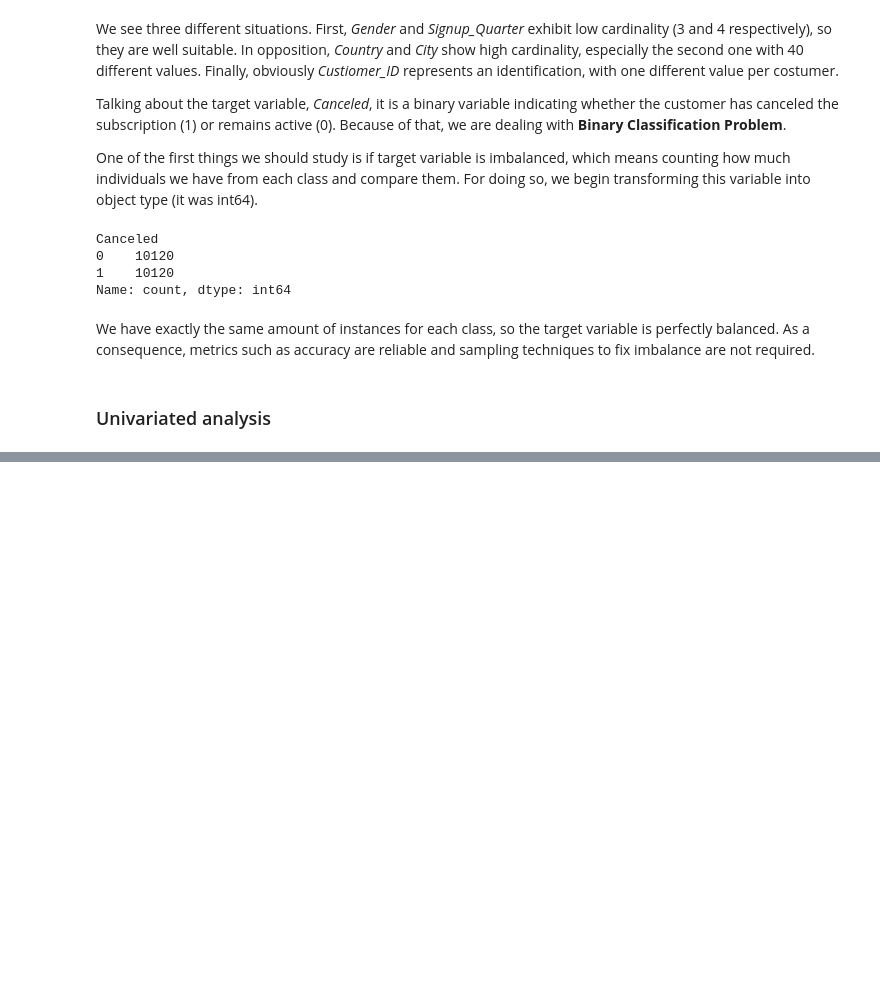
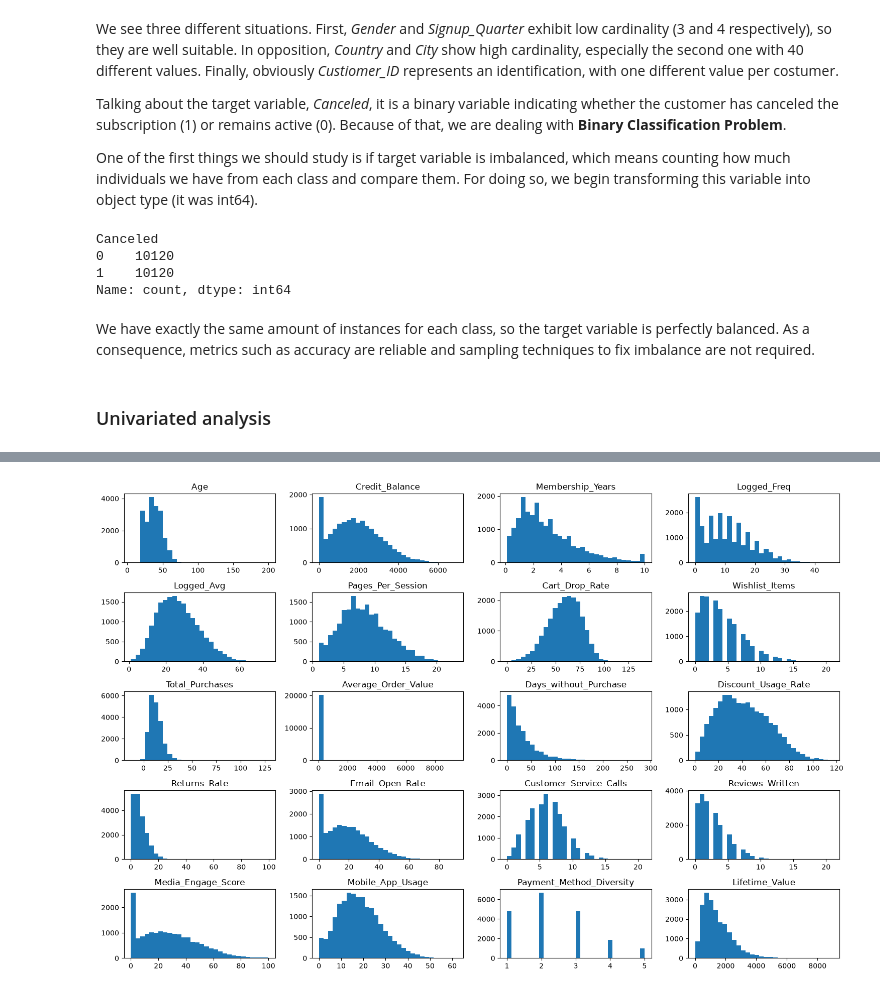
Before and after one commit to alfreve2003/Big-Data-Intelligence, a Jupyter notebook: Assignment 1.ipynb, the cells around one changed output, grey strips where cells are left out. Saved outputs shown, nothing was run; the diff lists cells and outputs as text; code cells hidden in the pictures; blank space fills up the shorter version.

```diff
--- a/Assignment 1.ipynb
+++ b/Assignment 1.ipynb
@@ -92,0 +116,6 @@ We have exactly the same amount of instances for each class, so the target varia
+# %%
+df.select_dtypes("float64").hist(figsize=(15, 10), bins=30, grid = False)
+plt.tight_layout()
+plt.show()
+# %% [output]
+[figure, added]
```
Also changed, not shown: parts of 4 cells of this notebook.
